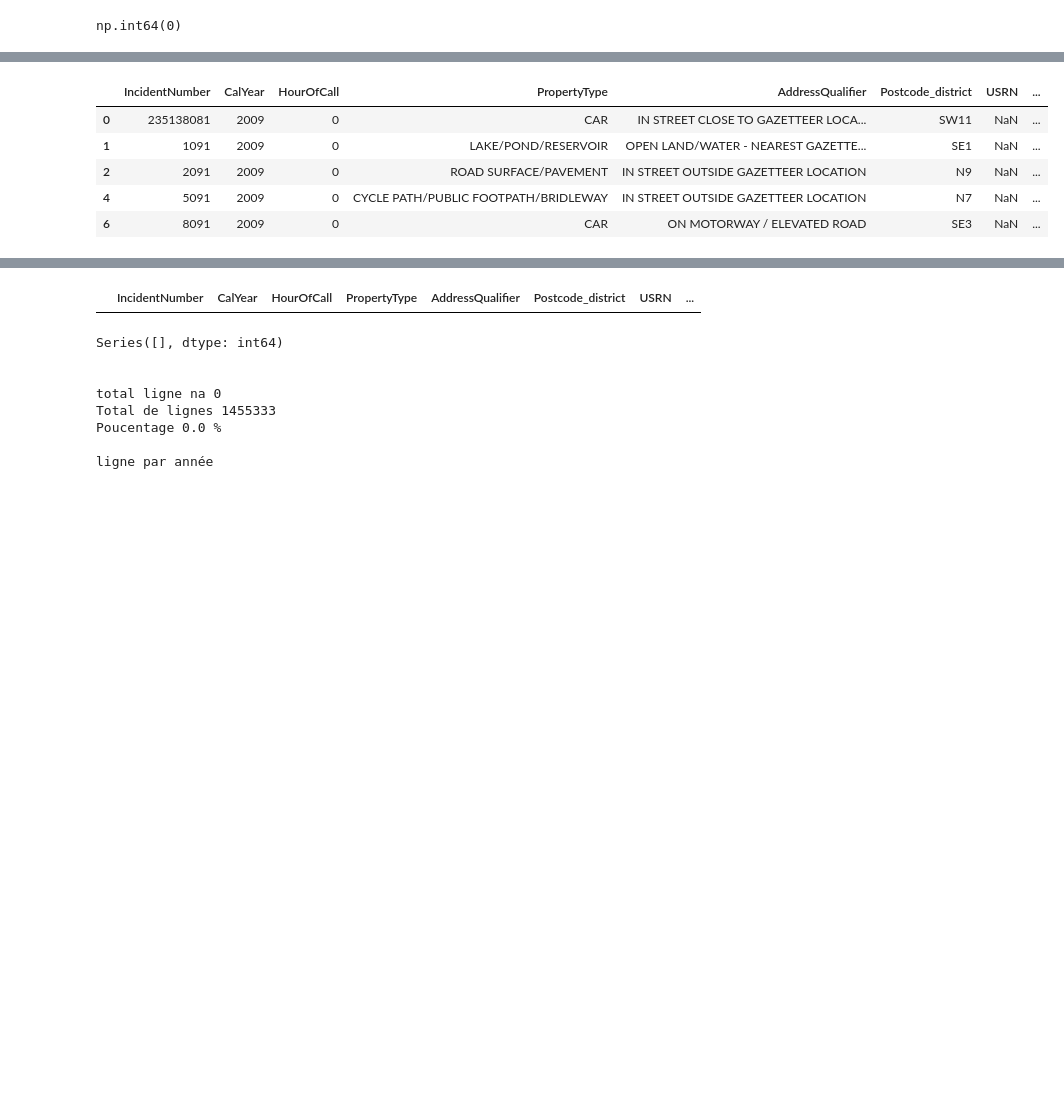
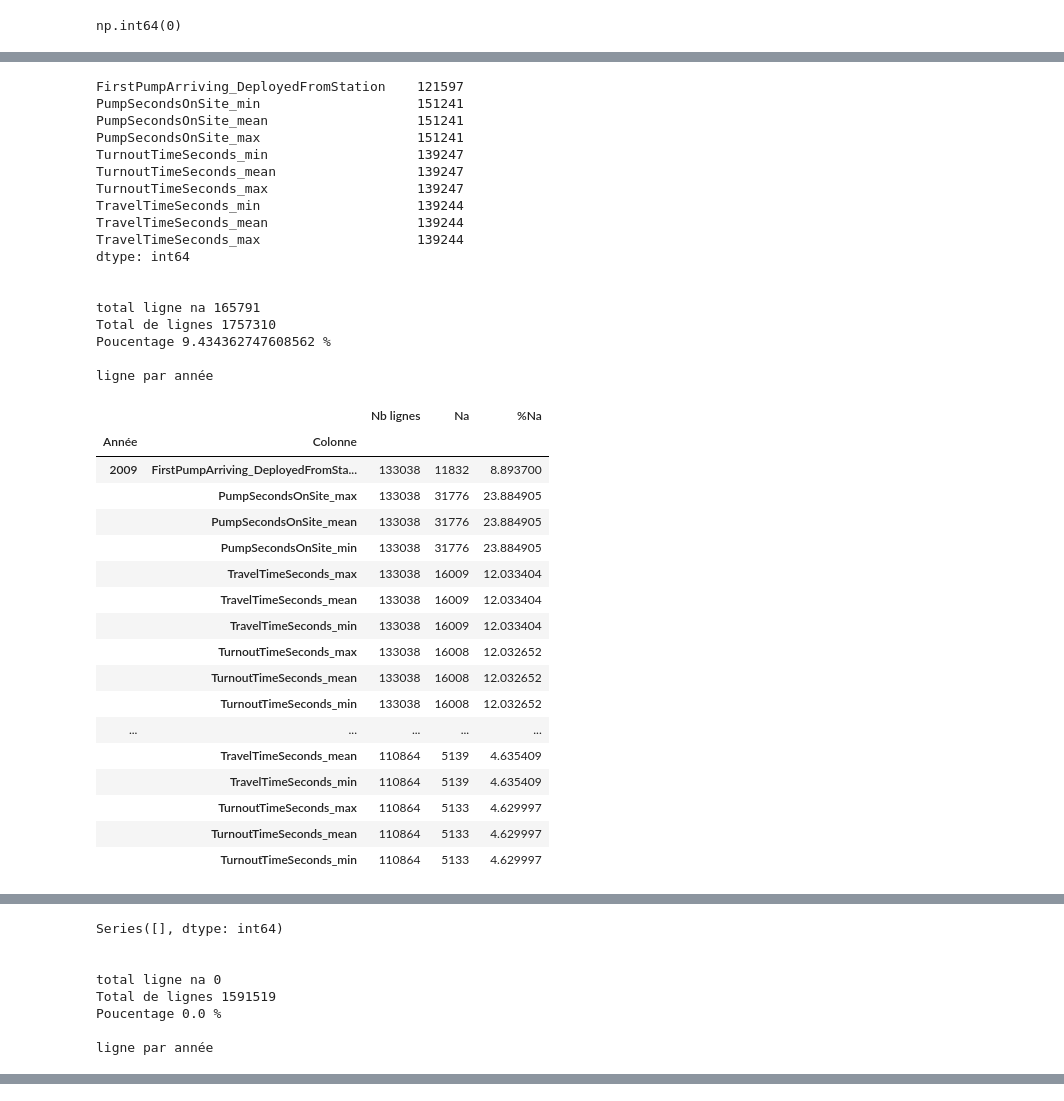
Before and after one commit to ymag-creator/datascientist-project, a Jupyter notebook: notebooks/PreProcessing.ipynb, the cells around one changed output, grey strips where cells are left out. Drawn from its saved outputs; the diff is of its cells as text; code cells hidden in the pictures; blank space fills up the shorter version.

```diff
--- a/notebooks/PreProcessing.ipynb
+++ b/notebooks/PreProcessing.ipynb
@@ -466,11 +504,12 @@ memory usage: 310.8+ MB
 None
 # %%
 # Gestion des NA
+
 
 def ShowNa():
     # Affichage des NA
     na_counts = df.isna().sum()
-    print(na_counts[na_counts > 0],"\n")
+    print(na_counts[na_counts > 0], "\n")
 
     print("\ntotal ligne na", df.isna().any(axis=1).sum())
     print("Total de lignes", len(df))
@@ -497,21 +536,31 @@ def ShowNa():
             if na > 0:
                 years.append([year, col, total, na, na / total * 100])
 
-    df_years = pd.DataFrame(years, columns=["Année", "Colonne", "Nb lignes", "Na", "%Na"])
+    df_years = pd.DataFrame(
+        years, columns=["Année", "Colonne", "Nb lignes", "Na", "%Na"]
+    )
     # display(df_years)
     display(df_years.groupby(["Année", "Colonne"]).min())
-    display(df.loc[df.USRN.isna()].head(5))
 
 
 ShowNa()
 
 # supprime les lignes avec très peu de NA
 # les lignes avec des USRS vides datent d'avant 2015, on les supprime
-df = df.dropna(axis = 0, how = 'any', subset =["PropertyType", "AddressQualifier", "IncGeo_WardCode", "NumPumpsAttending", "USRN"])
+df = df.dropna(axis=0, how="any", subset=["PropertyType", "NumPumpsAttending"])
 ShowNa()
 
 # Il n'existe pas toujours de ligne d'intervention pour les lignes d'Incidents, on supprime les lignes sans informations de mobilisation, et parfois l'information est partiellement saisie
-df = df.dropna(axis=0, how="any", subset=["PumpSecondsOnSite_min", "TurnoutTimeSeconds_min", "TravelTimeSeconds_min", "FirstPumpArriving_DeployedFromStation"])
+df = df.dropna(
+    axis=0,
+    how="any",
+    subset=[
+        "PumpSecondsOnSite_min",
+        "TurnoutTimeSeconds_min",
+        "TravelTimeSeconds_min",
+        "FirstPumpArriving_DeployedFromStation",
+    ],
+)
 ShowNa()
 # %% [output]
 PropertyType                                  6
@@ -532,26 +584,56 @@ Poucentage 17.843382655541085 %
 
 ligne par année
 |  |  | Nb lignes | Na | %Na |
 | Année | Colonne |  |  |  |
 | 2009 | FirstPumpArriving_DeployedFromSta... | 134379 | 13173 | 9.802871 |
 |  | NumPumpsAttending | 134379 | 1341 | 0.997924 |
 |  | PumpSecondsOnSite_max | 134379 | 33117 | 24.644476 |
 |  | PumpSecondsOnSite_mean | 134379 | 33117 | 24.644476 |
 |  | PumpSecondsOnSite_min | 134379 | 33117 | 24.644476 |
 |  | TravelTimeSeconds_max | 134379 | 17350 | 12.911244 |
 |  | TravelTimeSeconds_mean | 134379 | 17350 | 12.911244 |
 |  | TravelTimeSeconds_min | 134379 | 17350 | 12.911244 |
 |  | TurnoutTimeSeconds_max | 134379 | 17349 | 12.910499 |
 |  | TurnoutTimeSeconds_mean | 134379 | 17349 | 12.910499 |
 | ... | ... | ... | ... | ... |
 |  | TravelTimeSeconds_mean | 112141 | 6416 | 5.721369 |
 |  | TravelTimeSeconds_min | 112141 | 6416 | 5.721369 |
 |  | TurnoutTimeSeconds_max | 112141 | 6410 | 5.716018 |
 |  | TurnoutTimeSeconds_mean | 112141 | 6410 | 5.716018 |
 |  | TurnoutTimeSeconds_min | 112141 | 6410 | 5.716018 |
+FirstPumpArriving_DeployedFromStation    121597
+PumpSecondsOnSite_min                    151241
+PumpSecondsOnSite_mean                   151241
+PumpSecondsOnSite_max                    151241
+TurnoutTimeSeconds_min                   139247
+TurnoutTimeSeconds_mean                  139247
+TurnoutTimeSeconds_max                   139247
+TravelTimeSeconds_min                    139244
+TravelTimeSeconds_mean                   139244
+TravelTimeSeconds_max                    139244
+dtype: int64
+
+
+total ligne na 165791
+Total de lignes 1757310
+Poucentage 9.434362747608562 %
+
+ligne par année
-|  | IncidentNumber | CalYear | HourOfCall | PropertyType | AddressQualifier | Postcode_district | USRN | ... |
-| 0 | 235138081 | 2009 | 0 | CAR | IN STREET CLOSE TO GAZETTEER LOCA... | SW11 | NaN | ... |
-| 1 | 1091 | 2009 | 0 | LAKE/POND/RESERVOIR | OPEN LAND/WATER - NEAREST GAZETTE... | SE1 | NaN | ... |
-| 2 | 2091 | 2009 | 0 | ROAD SURFACE/PAVEMENT | IN STREET OUTSIDE GAZETTEER LOCATION | N9 | NaN | ... |
-| 4 | 5091 | 2009 | 0 | CYCLE PATH/PUBLIC FOOTPATH/BRIDLEWAY | IN STREET OUTSIDE GAZETTEER LOCATION | N7 | NaN | ... |
-| 6 | 8091 | 2009 | 0 | CAR | ON MOTORWAY / ELEVATED ROAD | SE3 | NaN | ... |
+|  |  | Nb lignes | Na | %Na |
+| Année | Colonne |  |  |  |
+| 2009 | FirstPumpArriving_DeployedFromSta... | 133038 | 11832 | 8.893700 |
+|  | PumpSecondsOnSite_max | 133038 | 31776 | 23.884905 |
+|  | PumpSecondsOnSite_mean | 133038 | 31776 | 23.884905 |
+|  | PumpSecondsOnSite_min | 133038 | 31776 | 23.884905 |
+|  | TravelTimeSeconds_max | 133038 | 16009 | 12.033404 |
+|  | TravelTimeSeconds_mean | 133038 | 16009 | 12.033404 |
+|  | TravelTimeSeconds_min | 133038 | 16009 | 12.033404 |
+|  | TurnoutTimeSeconds_max | 133038 | 16008 | 12.032652 |
+|  | TurnoutTimeSeconds_mean | 133038 | 16008 | 12.032652 |
+|  | TurnoutTimeSeconds_min | 133038 | 16008 | 12.032652 |
+| ... | ... | ... | ... | ... |
+|  | TravelTimeSeconds_mean | 110864 | 5139 | 4.635409 |
+|  | TravelTimeSeconds_min | 110864 | 5139 | 4.635409 |
+|  | TurnoutTimeSeconds_max | 110864 | 5133 | 4.629997 |
+|  | TurnoutTimeSeconds_mean | 110864 | 5133 | 4.629997 |
+|  | TurnoutTimeSeconds_min | 110864 | 5133 | 4.629997 |
@@ -576,2 +640,10 @@ ligne par année
+Series([], dtype: int64)
+
+
+total ligne na 0
+Total de lignes 1591519
+Poucentage 0.0 %
+
+ligne par année
 |  |  | Nb lignes | Na | %Na |
 | Année | Colonne |  |  |  |
@@ -594,9 +649,0 @@ ligne par année
-|  | IncidentNumber | CalYear | HourOfCall | PropertyType | AddressQualifier | Postcode_district | USRN | ... |
-Series([], dtype: int64)
-
-
-total ligne na 0
-Total de lignes 1455333
-Poucentage 0.0 %
-
-ligne par année
```
Also changed, not shown: parts of 22 cells of this notebook.
